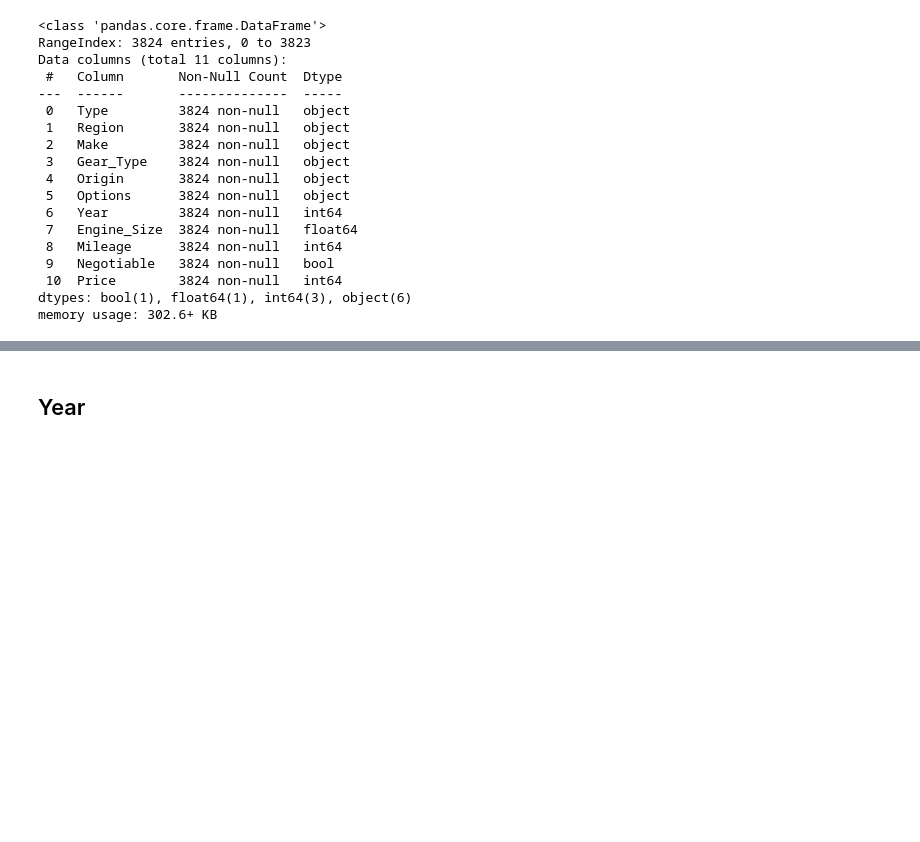
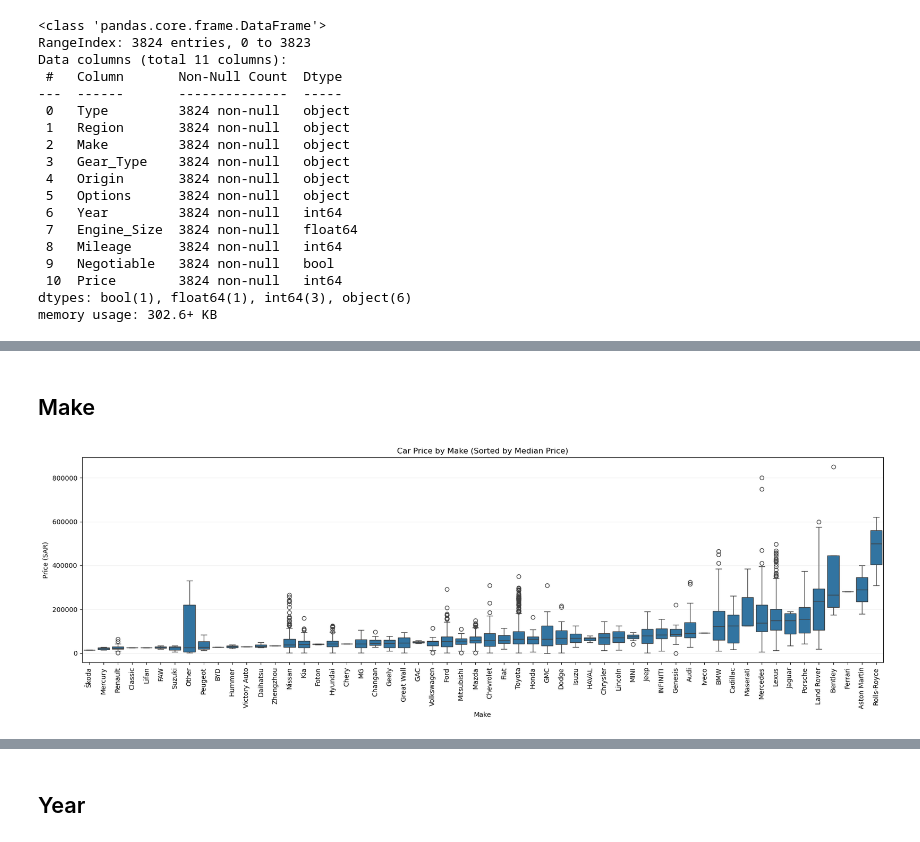
Before and after one commit to RioPramana21/Ctrl-Price-Taking-Control-of-Used-Car-Valuations-with-ML, a Jupyter notebook: code_files/outliers_and_anomalies_handling.ipynb, the cells around one changed output, grey strips where cells are left out. Drawn from its saved outputs; the diff is of its cells as text; code cells hidden in the pictures; blank space fills up the shorter version.

```diff
--- a/code_files/outliers_and_anomalies_handling.ipynb
+++ b/code_files/outliers_and_anomalies_handling.ipynb
@@ -140,0 +189,24 @@ memory usage: 302.6+ KB
+# %% [markdown]
+## Make
+# %%
+# Calculate median price per Make and sort
+make_medians = df_filtered.groupby('Make')['Price'].median().sort_values()
+
+# Plot with sorted order
+plt.figure(figsize=(18, 6))
+sns.boxplot(
+    x='Make',
+    y='Price',
+    data=df_filtered,
+    order=make_medians.index,
+    showfliers=True
+)
+plt.title('Car Price by Make (Sorted by Median Price)')
+plt.xlabel('Make')
+plt.ylabel('Price (SAR)')
+plt.xticks(rotation=90)
+plt.grid(axis='y', alpha=0.2)
+plt.tight_layout()
+plt.show()
+# %% [output]
+[figure, added]
```
Also changed, not shown: parts of 13 cells of this notebook.
